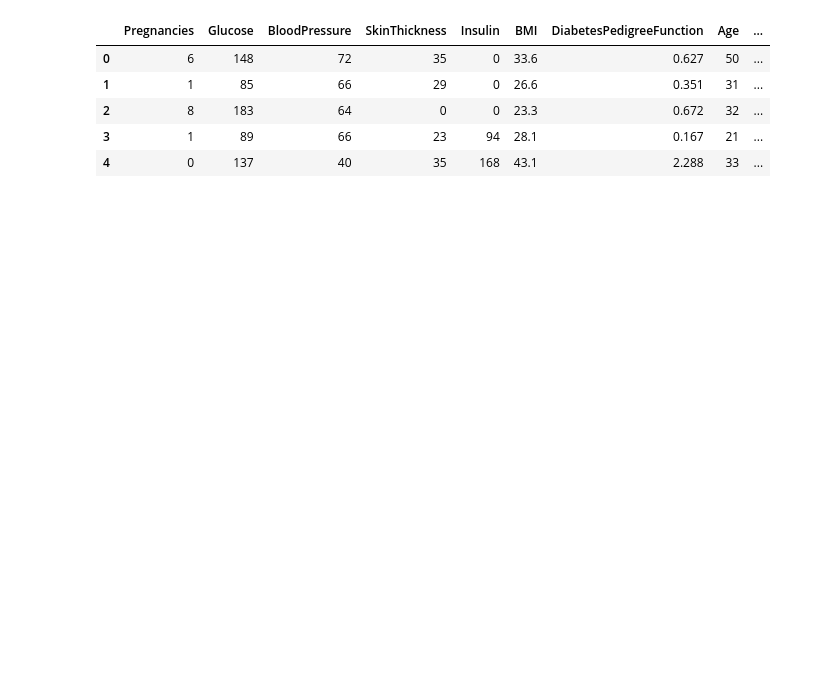
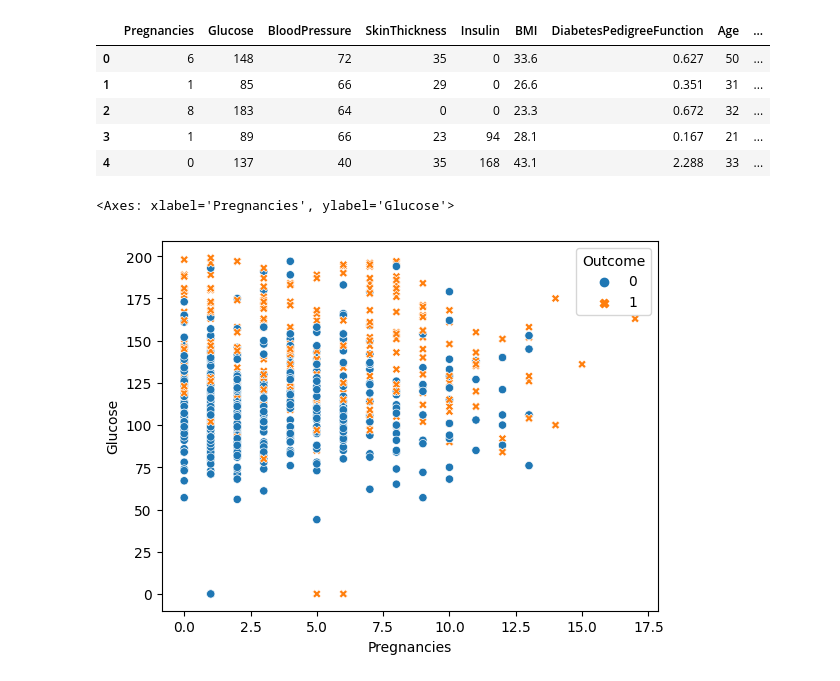
Before and after one commit to Digvijay1000/EDA, a Jupyter notebook: EDA_on_Diabetes_Dataset.ipynb, the cells around one changed output. Saved outputs shown, nothing was run; the diff lists cells and outputs as text; code cells hidden in the pictures; blank space fills up the shorter version.

```diff
--- a/EDA_on_Diabetes_Dataset.ipynb
+++ b/EDA_on_Diabetes_Dataset.ipynb
@@ -801,3 +803,8 @@ df.head()
 | 2 | 8 | 183 | 64 | 0 | 0 | 23.3 | 0.672 | 32 | ... |
 | 3 | 1 | 89 | 66 | 23 | 94 | 28.1 | 0.167 | 21 | ... |
 | 4 | 0 | 137 | 40 | 35 | 168 | 43.1 | 2.288 | 33 | ... |
+# %%
+sns.scatterplot(x=df['Pregnancies'],y=df['Glucose'],hue=df['Outcome'],style=df['Outcome'])
+# %% [output]
+<Axes: xlabel='Pregnancies', ylabel='Glucose'>
+[figure, added]
```
Also changed, not shown: parts of 38 cells of this notebook.
